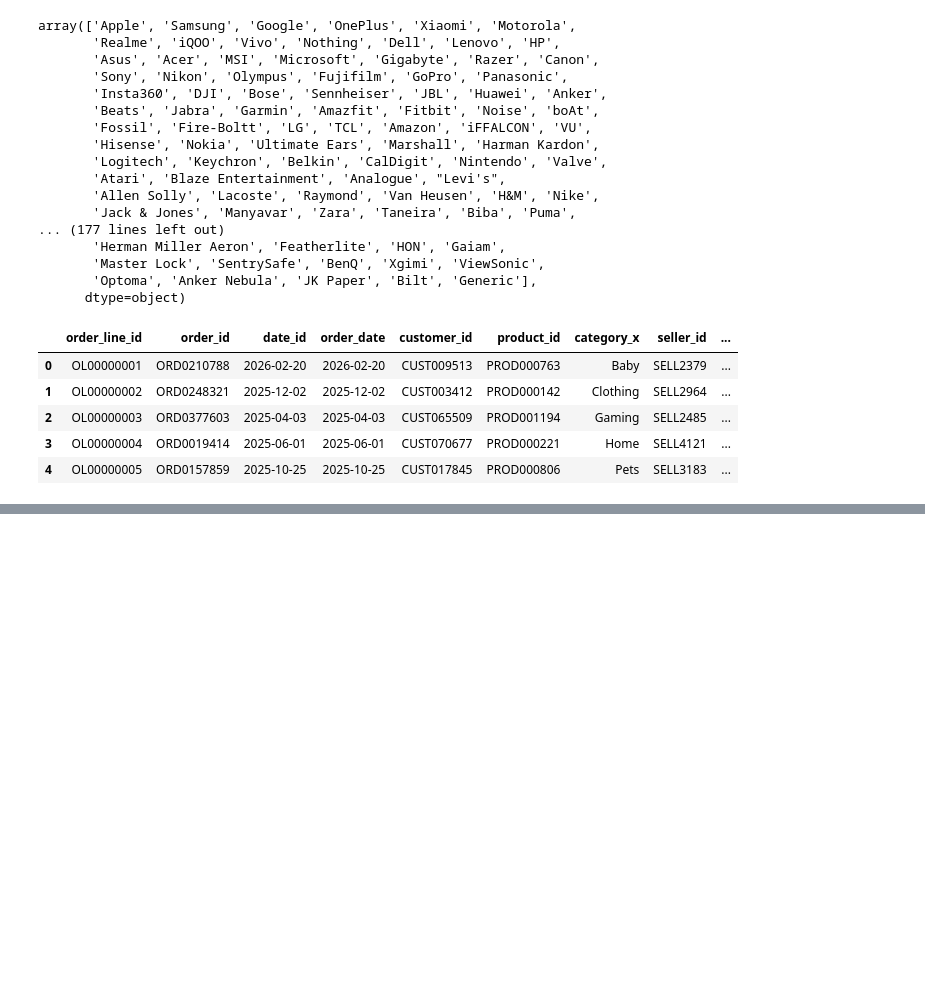
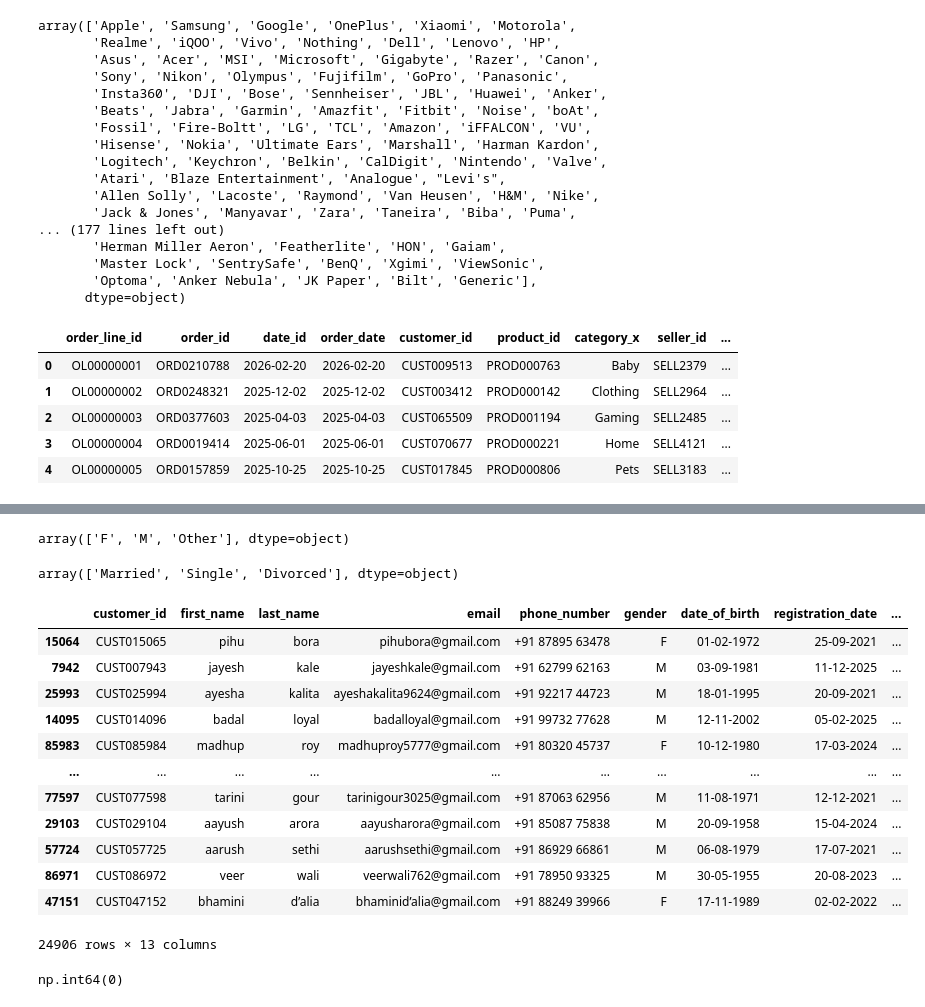
Before and after one commit to BhupathiTharun/Supply-chain-data-warehouse, a Jupyter notebook: notebooks/02_Data_Cleaning.ipynb, the cells around one changed output, grey strips where cells are left out. Saved outputs shown, nothing was run; the diff lists cells and outputs as text; code cells hidden in the pictures; blank space fills up the shorter version.

```diff
--- a/notebooks/02_Data_Cleaning.ipynb
+++ b/notebooks/02_Data_Cleaning.ipynb
@@ -779,3 +779,6 @@ df.head()
 | 4 | OL00000005 | ORD0157859 | 2025-10-25 | 2025-10-25 | CUST017845 | PROD000806 | Pets | SELL3183 | ... |
 # %%
 df=df.drop(columns=['category_y','sub_category','list_price'])
+# %%
+customers=pd.read_csv(r"D:\Data Analyst\EXCEL\supplychain\DIM_CUSTOMER.csv")
+customers.head()
@@ -781,0 +792,2 @@ df=df.drop(columns=['category_y','sub_category','list_price'])
+# %%
+cu=customers.copy()
@@ -781,0 +938,28 @@ df=df.drop(columns=['category_y','sub_category','list_price'])
+# %%
+cu['gender'].unique()
+# %% [output]
+array(['F', 'M', 'Other'], dtype=object)
+# %%
+cu['marital_status'].unique()
+# %% [output]
+array(['Married', 'Single', 'Divorced'], dtype=object)
+# %%
+cu[cu.duplicated(subset=['upi_id'],keep=False)].sort_values(by='upi_id',ascending=True)
+# %% [output]
+|  | customer_id | first_name | last_name | email | phone_number | gender | date_of_birth | registration_date | ... |
+| 15064 | CUST015065 | pihu | bora | pihubora@gmail.com | +91 87895 63478 | F | 01-02-1972 | 25-09-2021 | ... |
+| 7942 | CUST007943 | jayesh | kale | jayeshkale@gmail.com | +91 62799 62163 | M | 03-09-1981 | 11-12-2025 | ... |
+| 25993 | CUST025994 | ayesha | kalita | ayeshakalita9624@gmail.com | +91 92217 44723 | M | 18-01-1995 | 20-09-2021 | ... |
+| 14095 | CUST014096 | badal | loyal | badalloyal@gmail.com | +91 99732 77628 | M | 12-11-2002 | 05-02-2025 | ... |
+| 85983 | CUST085984 | madhup | roy | madhuproy5777@gmail.com | +91 80320 45737 | F | 10-12-1980 | 17-03-2024 | ... |
+| ... | ... | ... | ... | ... | ... | ... | ... | ... | ... |
+| 77597 | CUST077598 | tarini | gour | tarinigour3025@gmail.com | +91 87063 62956 | M | 11-08-1971 | 12-12-2021 | ... |
+| 29103 | CUST029104 | aayush | arora | aayusharora@gmail.com | +91 85087 75838 | M | 20-09-1958 | 15-04-2024 | ... |
+| 57724 | CUST057725 | aarush | sethi | aarushsethi@gmail.com | +91 86929 66861 | M | 06-08-1979 | 17-07-2021 | ... |
+| 86971 | CUST086972 | veer | wali | veerwali762@gmail.com | +91 78950 93325 | M | 30-05-1955 | 20-08-2023 | ... |
+| 47151 | CUST047152 | bhamini | d’alia | bhaminid’alia@gmail.com | +91 88249 39966 | F | 17-11-1989 | 02-02-2022 | ... |
+24906 rows × 13 columns
+# %%
+cu['credit_card_number'].duplicated().sum()
+# %% [output]
+np.int64(0)
```
Also changed, not shown: parts of 45 cells of this notebook.
